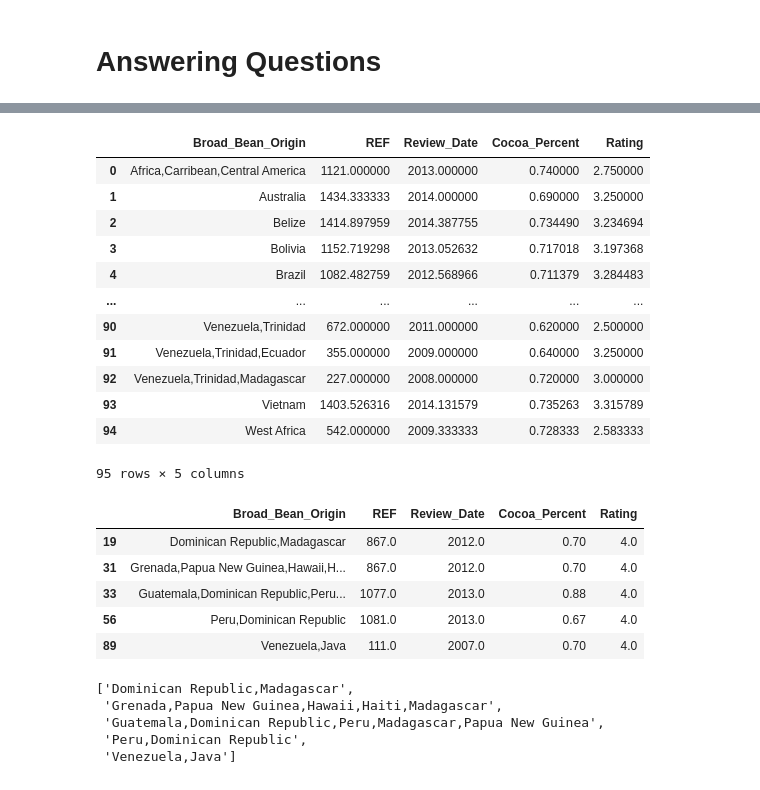
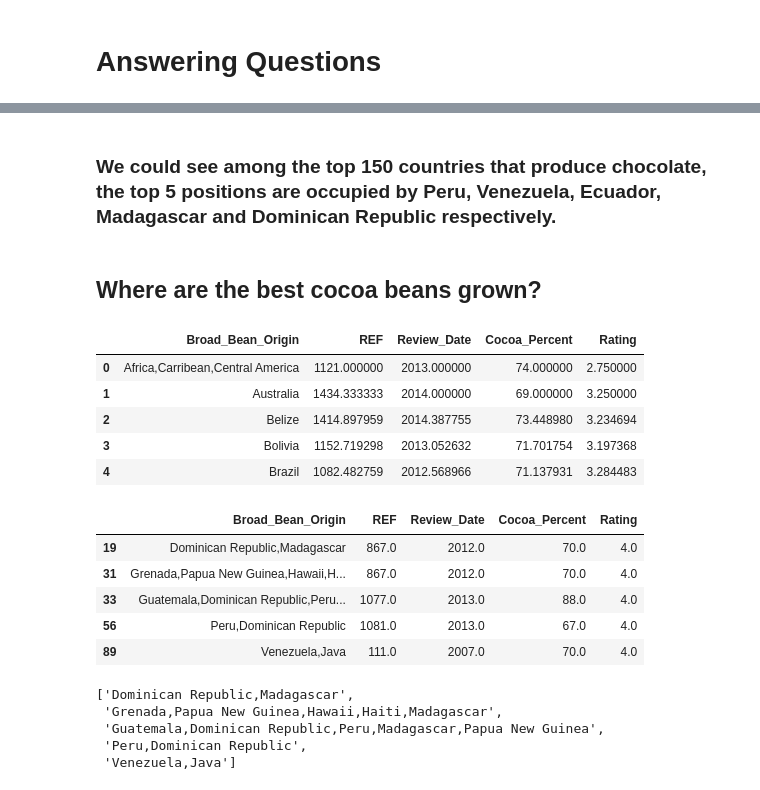
Before and after one commit to jilek/DataBootcampFinalProject, a Jupyter notebook: Tahereh/EDA.ipynb, the cells around one changed output, grey strips where cells are left out. Cells and saved outputs as stored; diff of their text form; code cells hidden in the pictures.

```diff
--- a/Tahereh/EDA.ipynb
+++ b/Tahereh/EDA.ipynb
@@ -28,6 +28,6 @@ df_chocolate.head()
 #Converting String Cocoa_Percent column into Integers
 df_chocolate["Cocoa_Percent"] = df_chocolate["Cocoa_Percent"].str.replace('%', '')
 df_chocolate['Cocoa_Percent'] = df_chocolate['Cocoa_Percent'].str.replace('.', '')
-df_chocolate["Cocoa_Percent"]= df_chocolate["Cocoa_Percent"].astype(float)/100
+df_chocolate["Cocoa_Percent"]= df_chocolate["Cocoa_Percent"].astype(float)
 df_chocolate["Cocoa_Percent"]
 # %% [output]
@@ -350,5 +307,5 @@ array([0.42, 0.46, 0.5 , 0.53, 0.55, 0.56, 0.57, 0.58, 0.6 , 0.61, 0.62,
 # %%
-df_chocolate.drop(df_chocolate[df_chocolate['Cocoa_Percent']>1].index, axis=0, inplace=True)
+df_chocolate.drop(df_chocolate[df_chocolate['Cocoa_Percent']>100].index, axis=0, inplace=True)
 # %%
 df_chocolate.to_csv('clean_flavors_of_cacao.csv', index=False)
 # %% [markdown]
@@ -406,30 +327,27 @@ countries
+# %% [markdown]
+### We could see among the top 150 countries that produce chocolate, the top 5 positions are occupied by Peru, Venezuela, Ecuador, Madagascar and Dominican Republic respectively.
+# %% [markdown]
+## Where are the best cocoa beans grown?
 # %%
 Broad_Bean_Origin_mean = df_chocolate.groupby('Broad_Bean_Origin').mean().reset_index()
-Broad_Bean_Origin_mean
+Broad_Bean_Origin_mean.head()
 # %% [output]
 |  | Broad_Bean_Origin | REF | Review_Date | Cocoa_Percent | Rating |
-| 0 | Africa,Carribean,Central America | 1121.000000 | 2013.000000 | 0.740000 | 2.750000 |
-| 1 | Australia | 1434.333333 | 2014.000000 | 0.690000 | 3.250000 |
-| 2 | Belize | 1414.897959 | 2014.387755 | 0.734490 | 3.234694 |
-| 3 | Bolivia | 1152.719298 | 2013.052632 | 0.717018 | 3.197368 |
-| 4 | Brazil | 1082.482759 | 2012.568966 | 0.711379 | 3.284483 |
-| ... | ... | ... | ... | ... | ... |
-| 90 | Venezuela,Trinidad | 672.000000 | 2011.000000 | 0.620000 | 2.500000 |
-| 91 | Venezuela,Trinidad,Ecuador | 355.000000 | 2009.000000 | 0.640000 | 3.250000 |
-| 92 | Venezuela,Trinidad,Madagascar | 227.000000 | 2008.000000 | 0.720000 | 3.000000 |
-| 93 | Vietnam | 1403.526316 | 2014.131579 | 0.735263 | 3.315789 |
-| 94 | West Africa | 542.000000 | 2009.333333 | 0.728333 | 2.583333 |
+| 0 | Africa,Carribean,Central America | 1121.000000 | 2013.000000 | 74.000000 | 2.750000 |
+| 1 | Australia | 1434.333333 | 2014.000000 | 69.000000 | 3.250000 |
+| 2 | Belize | 1414.897959 | 2014.387755 | 73.448980 | 3.234694 |
+| 3 | Bolivia | 1152.719298 | 2013.052632 | 71.701754 | 3.197368 |
+| 4 | Brazil | 1082.482759 | 2012.568966 | 71.137931 | 3.284483 |
-95 rows × 5 columns
 # %%
 best_beans_grown = Broad_Bean_Origin_mean[Broad_Bean_Origin_mean['Rating'] >= 4.0]
 best_beans_grown
 # %% [output]
 |  | Broad_Bean_Origin | REF | Review_Date | Cocoa_Percent | Rating |
-| 19 | Dominican Republic,Madagascar | 867.0 | 2012.0 | 0.70 | 4.0 |
-| 31 | Grenada,Papua New Guinea,Hawaii,H... | 867.0 | 2012.0 | 0.70 | 4.0 |
-| 33 | Guatemala,Dominican Republic,Peru... | 1077.0 | 2013.0 | 0.88 | 4.0 |
-| 56 | Peru,Dominican Republic | 1081.0 | 2013.0 | 0.67 | 4.0 |
-| 89 | Venezuela,Java | 111.0 | 2007.0 | 0.70 | 4.0 |
+| 19 | Dominican Republic,Madagascar | 867.0 | 2012.0 | 70.0 | 4.0 |
+| 31 | Grenada,Papua New Guinea,Hawaii,H... | 867.0 | 2012.0 | 70.0 | 4.0 |
+| 33 | Guatemala,Dominican Republic,Peru... | 1077.0 | 2013.0 | 88.0 | 4.0 |
+| 56 | Peru,Dominican Republic | 1081.0 | 2013.0 | 67.0 | 4.0 |
+| 89 | Venezuela,Java | 111.0 | 2007.0 | 70.0 | 4.0 |
 # %%
 best_beans_grown.Broad_Bean_Origin.tolist()
 # %% [output]
```
Also changed, not shown: parts of 37 cells of this notebook, 2 other files.
